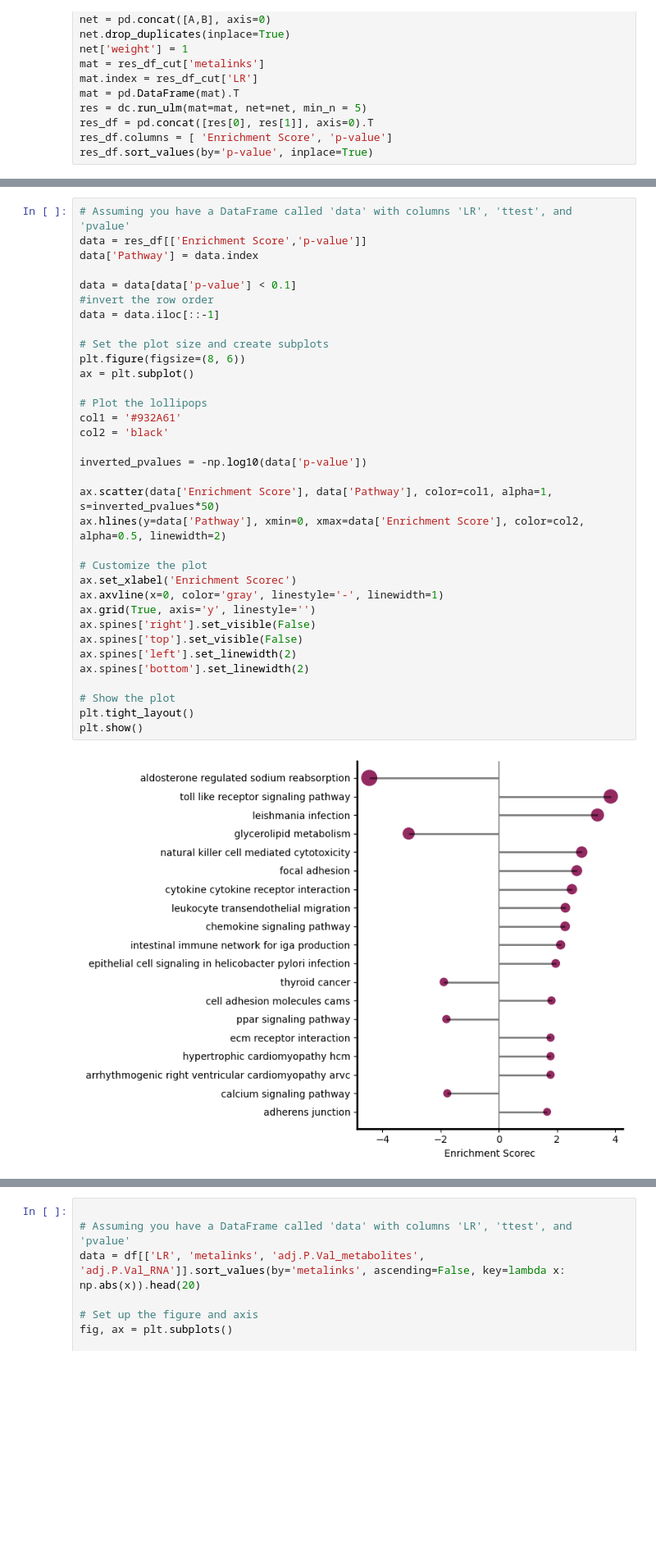
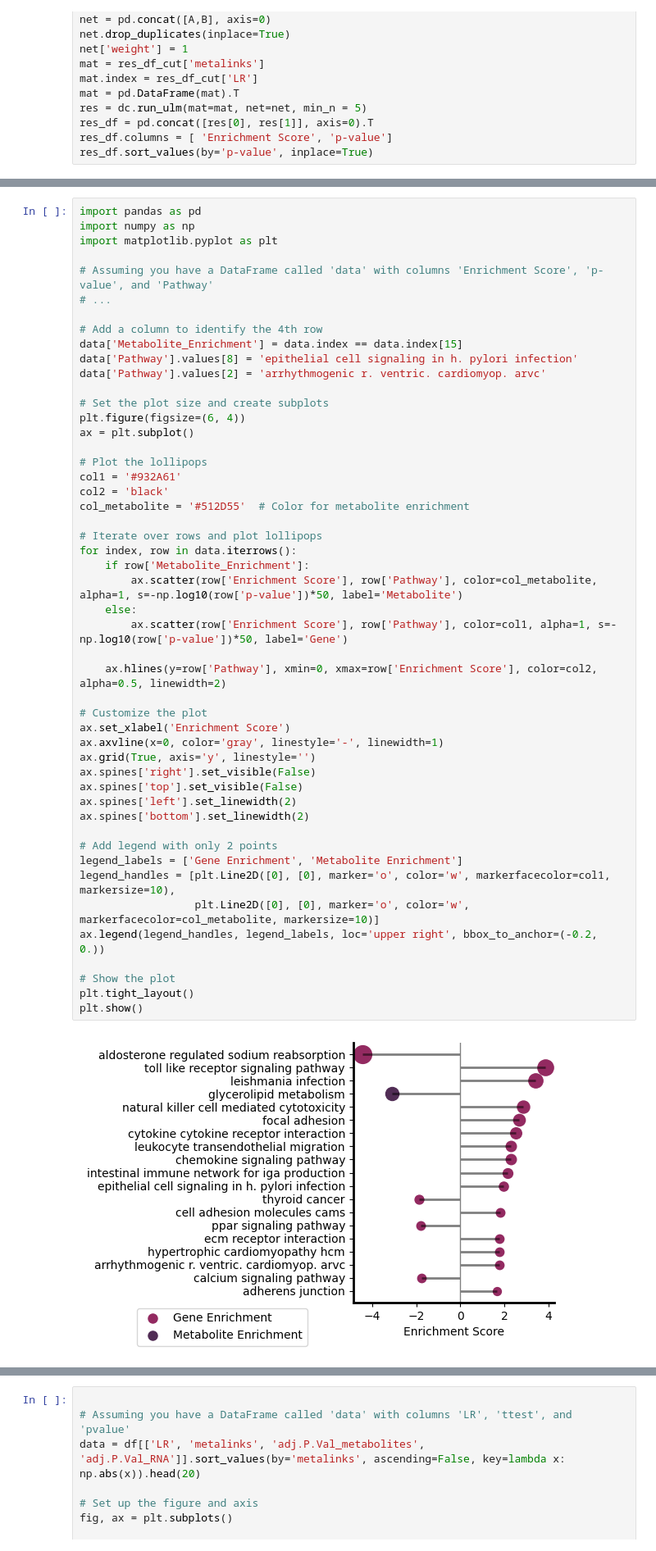
Before and after one commit to saezlab/MetalinksDB, a Jupyter notebook: nb/Figure_3.ipynb, the cells around one changed output, grey strips where cells are left out. Shown at 82% size. Cells and saved outputs as stored; diff of their text form; blank space fills up the shorter version.

Commit message:
Update figures

```diff
--- a/nb/Figure_3.ipynb
+++ b/nb/Figure_3.ipynb
@@ -288,36 +354,51 @@ plt.show()
 # %%
-# Assuming you have a DataFrame called 'data' with columns 'LR', 'ttest', and 'pvalue'
-data = res_df[['Enrichment Score','p-value']]
-data['Pathway'] = data.index
+import pandas as pd
+import numpy as np
+import matplotlib.pyplot as plt
 
-data = data[data['p-value'] < 0.1]
-#invert the row order
-data = data.iloc[::-1]
+# Assuming you have a DataFrame called 'data' with columns 'Enrichment Score', 'p-value', and 'Pathway'
+# ...
+
+# Add a column to identify the 4th row
+data['Metabolite_Enrichment'] = data.index == data.index[15]
+data['Pathway'].values[8] = 'epithelial cell signaling in h. pylori infection'
+data['Pathway'].values[2] = 'arrhythmogenic r. ventric. cardiomyop. arvc'
 
 # Set the plot size and create subplots
-plt.figure(figsize=(8, 6))
+plt.figure(figsize=(6, 4))
 ax = plt.subplot()
 
 # Plot the lollipops
 col1 = '#932A61'
 col2 = 'black'
+col_metabolite = '#512D55'  # Color for metabolite enrichment
 
-inverted_pvalues = -np.log10(data['p-value'])
+# Iterate over rows and plot lollipops
+for index, row in data.iterrows():
+    if row['Metabolite_Enrichment']:
+        ax.scatter(row['Enrichment Score'], row['Pathway'], color=col_metabolite, alpha=1, s=-np.log10(row['p-value'])*50, label='Metabolite')
+    else:
+        ax.scatter(row['Enrichment Score'], row['Pathway'], color=col1, alpha=1, s=-np.log10(row['p-value'])*50, label='Gene')
 
-ax.scatter(data['Enrichment Score'], data['Pathway'], color=col1, alpha=1, s=inverted_pvalues*50)
-ax.hlines(y=data['Pathway'], xmin=0, xmax=data['Enrichment Score'], color=col2, alpha=0.5, linewidth=2)
+    ax.hlines(y=row['Pathway'], xmin=0, xmax=row['Enrichment Score'], color=col2, alpha=0.5, linewidth=2)
 
 # Customize the plot
-ax.set_xlabel('Enrichment Scorec')
+ax.set_xlabel('Enrichment Score')
 ax.axvline(x=0, color='gray', linestyle='-', linewidth=1)
 ax.grid(True, axis='y', linestyle='')
 ax.spines['right'].set_visible(False)
 ax.spines['top'].set_visible(False)
 ax.spines['left'].set_linewidth(2)
 ax.spines['bottom'].set_linewidth(2)
 
+# Add legend with only 2 points
+legend_labels = ['Gene Enrichment', 'Metabolite Enrichment']
+legend_handles = [plt.Line2D([0], [0], marker='o', color='w', markerfacecolor=col1, markersize=10),
+                  plt.Line2D([0], [0], marker='o', color='w', markerfacecolor=col_metabolite, markersize=10)]
+ax.legend(legend_handles, legend_labels, loc='upper right', bbox_to_anchor=(-0.2, 0.))
+
 # Show the plot
 plt.tight_layout()
 plt.show()
 # %% [output]
-[figure, old version]
+[figure, new version]
```
Also changed, not shown: parts of 24 cells of this notebook, 4 other files.
